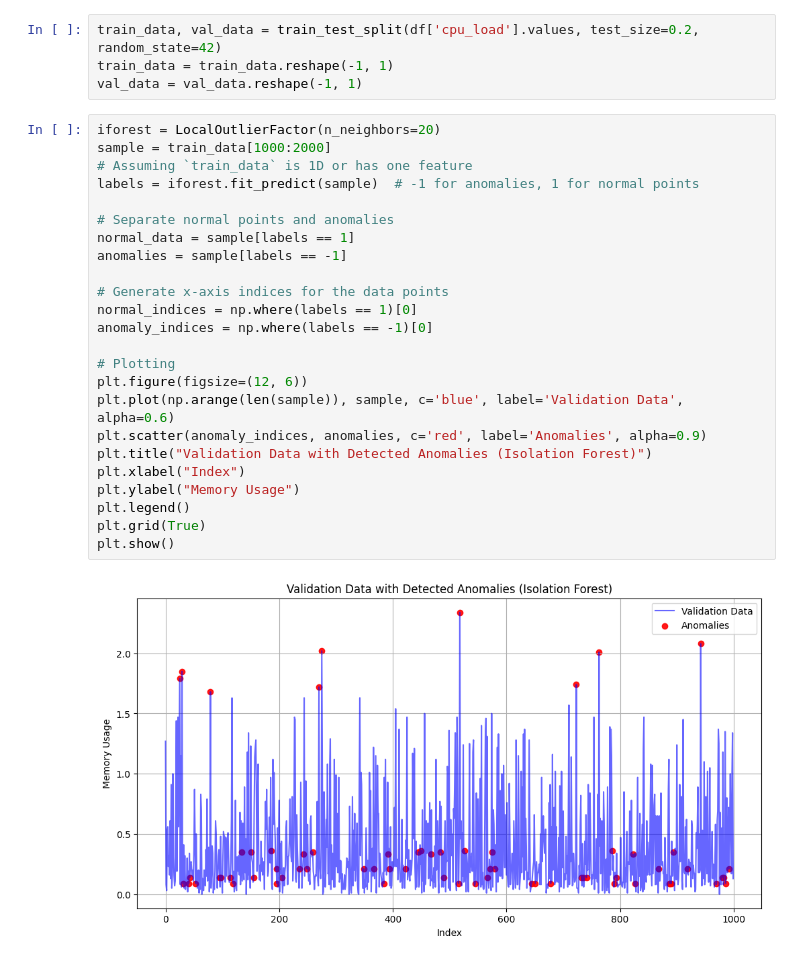
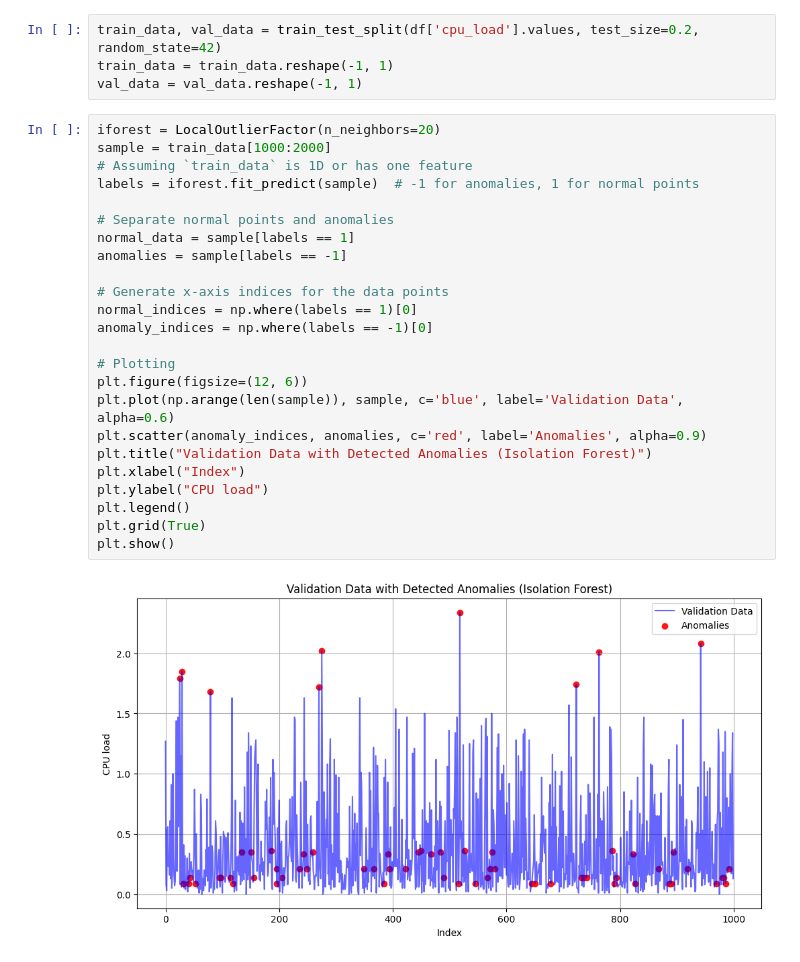
Before and after one commit to Vishwa2684/IS, a Jupyter notebook: lof.ipynb, the cells around one changed output. Cells and saved outputs as stored; diff of their text form.

```diff
--- a/lof.ipynb
+++ b/lof.ipynb
@@ -81,26 +81,26 @@ val_data = val_data.reshape(-1, 1)
 # %%
 iforest = LocalOutlierFactor(n_neighbors=20)
 sample = train_data[1000:2000]
 # Assuming `train_data` is 1D or has one feature
 labels = iforest.fit_predict(sample)  # -1 for anomalies, 1 for normal points
 
 # Separate normal points and anomalies
 normal_data = sample[labels == 1]
 anomalies = sample[labels == -1]
 
 # Generate x-axis indices for the data points
 normal_indices = np.where(labels == 1)[0]
 anomaly_indices = np.where(labels == -1)[0]
 
 # Plotting
 plt.figure(figsize=(12, 6))
 plt.plot(np.arange(len(sample)), sample, c='blue', label='Validation Data', alpha=0.6)
 plt.scatter(anomaly_indices, anomalies, c='red', label='Anomalies', alpha=0.9)
 plt.title("Validation Data with Detected Anomalies (Isolation Forest)")
 plt.xlabel("Index")
-plt.ylabel("Memory Usage")
+plt.ylabel("CPU load")
 plt.legend()
 plt.grid(True)
 plt.show()
 # %% [output]
-[figure, old version]
+[figure, new version]
```
Also changed, not shown: 6 other files.
